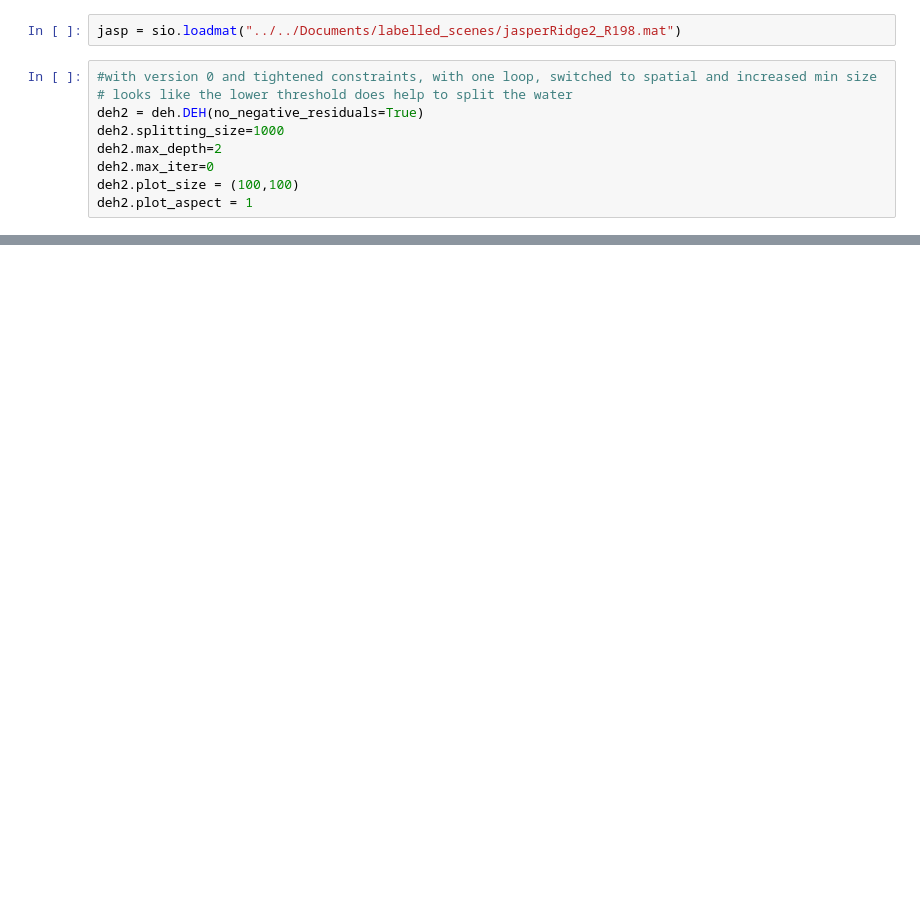
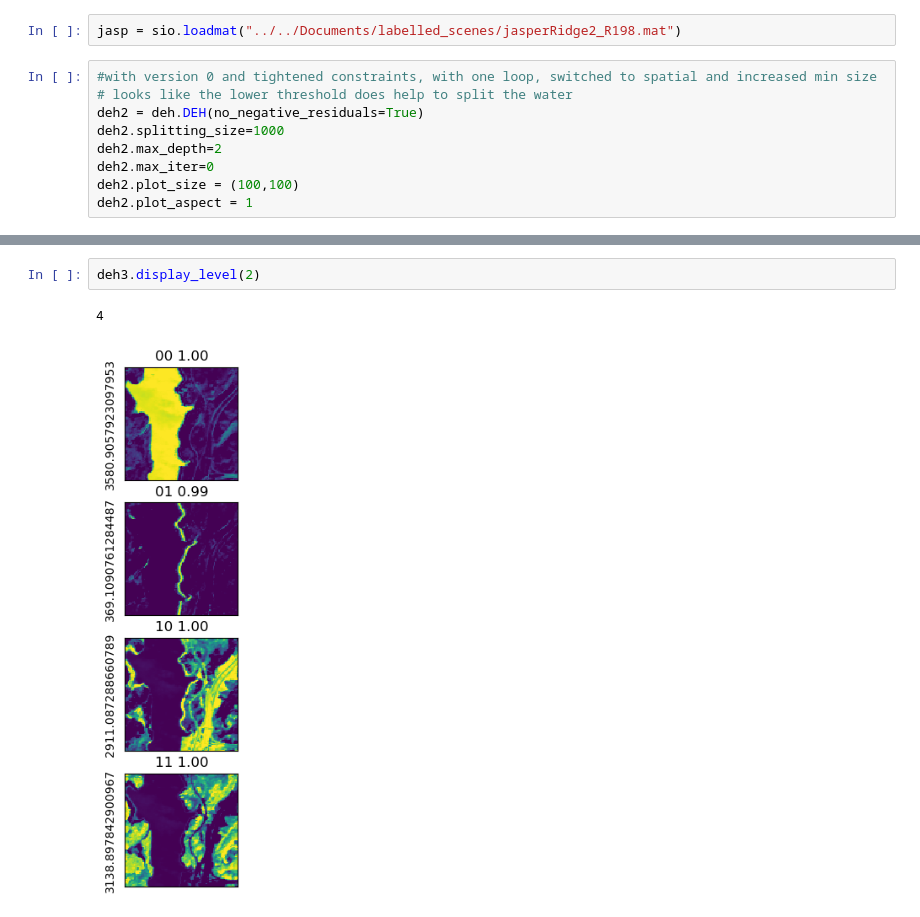
Before and after one commit to ELO-Hyp/hUH, a Jupyter notebook: Example.ipynb, the cells around one changed output, grey strips where cells are left out. Saved outputs shown, nothing was run; the diff lists cells and outputs as text; blank space fills up the shorter version.

```diff
--- a/Example.ipynb
+++ b/Example.ipynb
@@ -104,0 +136,5 @@ original: 768491.4472695395
+# %%
+deh3.display_level(2)
+# %% [output]
+4
+[figure, added]
```
Also changed, not shown: parts of 25 cells of this notebook, 1 other file.
